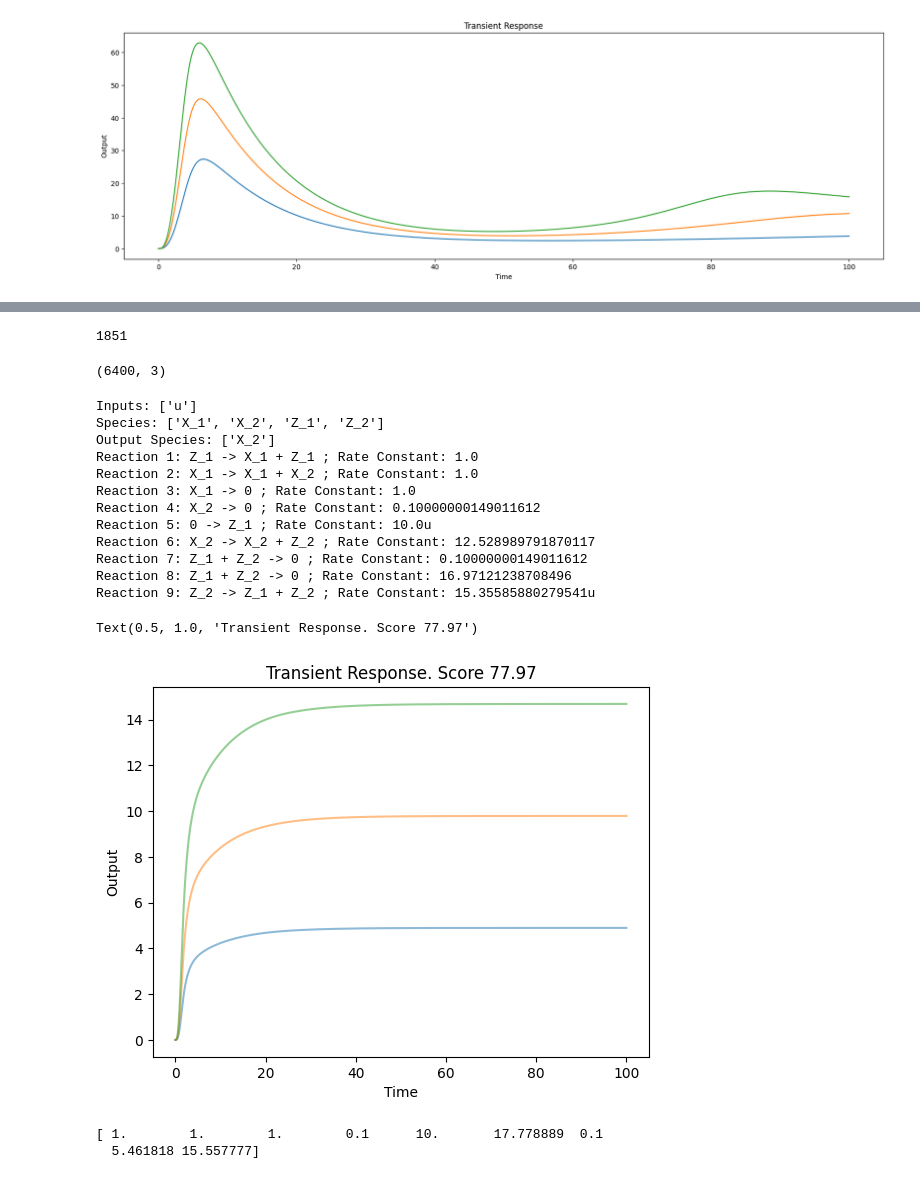
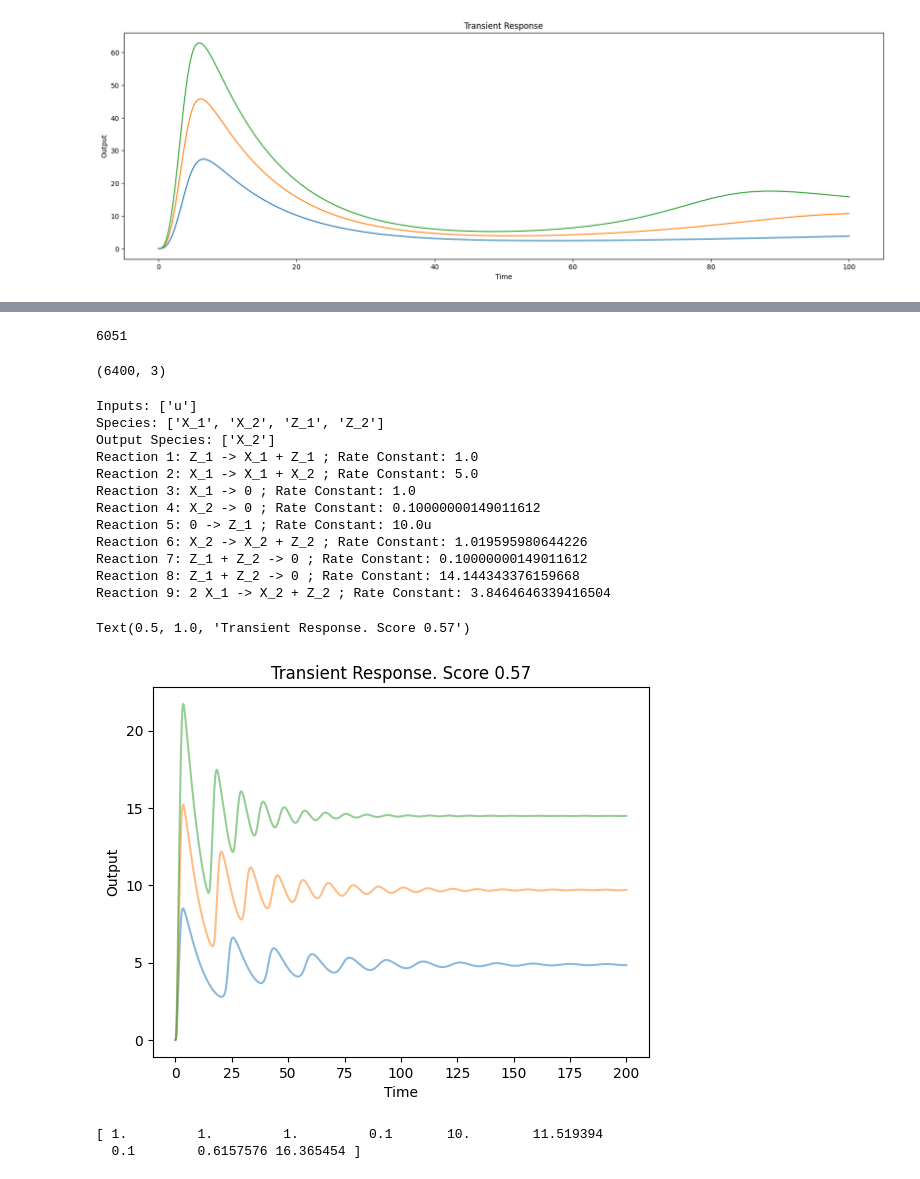
Before and after one commit to Maurice-Filo/GenAI-Net, a Jupyter notebook: CRNGenAI/Testing/AIF_Transient_StructureParameters.ipynb, the cells around one changed output, grey strips where cells are left out. Drawn from its saved outputs; the diff is of its cells as text; code cells hidden in the pictures.

```diff
--- a/CRNGenAI/Testing/AIF_Transient_StructureParameters.ipynb
+++ b/CRNGenAI/Testing/AIF_Transient_StructureParameters.ipynb
@@ -124,6 +130,7 @@ def Performance_Metric(r, y):
     weight = np.ones(y.shape[0])
     weight[(len(weight)//10)*9:] = weight[(len(weight)//10)*9:]*2
     weight[:(len(weight)//10)] = weight[:(len(weight)//10)]*0.5
+    weight = np.repeat(weight, y.shape[1]*y.shape[2]).reshape(y.shape[0], y.shape[1], y.shape[2])
     return (weight*np.abs(r - y)).sum()/ y.shape[0] / y.shape[1] / y.shape[2]
 
 def SS_Metric(r, y_ss):
@@ -164,6 +171,7 @@ def _compute_single_loss(args):
 def compute_loss(self, r, initial_condition, time_horizon, h0, c0, manifold_dim, CRN_Fixed):
     network_outputs = self.forward(h0, c0, manifold_dim)
     stoichiometry_reactants, stoichiometry_products, input_influence_matrix, parameter, total_logP, total_entropy, h, c = network_outputs
+    input_influence_matrix = input_influence_matrix*0. #TODO check
     network_outputs=stoichiometry_reactants, stoichiometry_products, input_influence_matrix, parameter.T
     network_outputs = unzip(network_outputs)
 
@@ -293,6 +327,7 @@ for _ in range(n_repeat):
     h0 = torch.ones(MyCRN_Generator.num_samples, RSG_Attributes.LSTM_hidden_size).float().to(device)
     c0 = torch.ones(MyCRN_Generator.num_samples, RSG_Attributes.LSTM_hidden_size).float().to(device)
     stoichiometry_reactants_, stoichiometry_products_, input_influence_matrix_, parameter_, _, _, _, _= MyCRN_Generator(h0, c0, manifold_dim)
+    input_influence_matrix_ = input_influence_matrix_*0. #TODO check
 
     # Transient Response for the AIF Controller
     u = np.array([[0.5], [1], [1.5]], dtype=np.float32)
@@ -376,48 +408,59 @@ plt.hist(Performance, bins=50)
 # %%
 indices[i]
 # %% [output]
-1851
+6051
 # %%
 parameter.shape
 # %% [output]
 (6400, 3)
 # %%
-i = indices[1]
-IOCRN_APIDF2[i].print_reactions(species, inputs)
+i = indices[0]
+
 
 u = np.array([[0.5*i+0.5] for i in range(3)], dtype=np.float32)
 
-time_horizon = np.linspace(0, t_final, 1000, dtype=np.float32)
+time_horizon = np.linspace(0, t_final+100, 1000, dtype=np.float32)
 
+old_p = IOCRN_APIDF2[i].parameters.copy()
+
+# IOCRN_APIDF2[i].parameters[7] = 0.
+# IOCRN_APIDF2[i].parameters[8] = 0.
+# IOCRN_APIDF2[i].parameters[3] = 0.08
+IOCRN_APIDF2[i].parameters[1] = 5.
+# IOCRN_APIDF2[i].parameters[5] = 2.
+IOCRN_APIDF2[i].print_reactions(species, inputs)
 outputs_transient = IOCRN_APIDF2[i].transient_response(u, initial_condition, time_horizon)
+prf = Performance_Metric(r, np.array(outputs_transient))
 
+IOCRN_APIDF2[i].parameters = old_p
 
 for j in range(len(outputs_transient)):
     plt.plot(time_horizon, outputs_transient[j], alpha=0.5)#, color=colors[j])
+
 plt.xlabel('Time')
 plt.ylabel('Output')
-plt.title('Transient Response. Score %.2f' % Performance[i])
+plt.title('Transient Response. Score %.2f' % prf)
 # plt.legend()
 # %% [output]
 Inputs: ['u']
 Species: ['X_1', 'X_2', 'Z_1', 'Z_2']
 Output Species: ['X_2']
 Reaction 1: Z_1 -> X_1 + Z_1 ; Rate Constant: 1.0
-Reaction 2: X_1 -> X_1 + X_2 ; Rate Constant: 1.0
+Reaction 2: X_1 -> X_1 + X_2 ; Rate Constant: 5.0
 Reaction 3: X_1 -> 0 ; Rate Constant: 1.0
 Reaction 4: X_2 -> 0 ; Rate Constant: 0.10000000149011612
 Reaction 5: 0 -> Z_1 ; Rate Constant: 10.0u
-Reaction 6: X_2 -> X_2 + Z_2 ; Rate Constant: 12.528989791870117
+Reaction 6: X_2 -> X_2 + Z_2 ; Rate Constant: 1.019595980644226
 Reaction 7: Z_1 + Z_2 -> 0 ; Rate Constant: 0.10000000149011612
-Reaction 8: Z_1 + Z_2 -> 0 ; Rate Constant: 16.97121238708496
-Reaction 9: Z_2 -> Z_1 + Z_2 ; Rate Constant: 15.35585880279541u
+Reaction 8: Z_1 + Z_2 -> 0 ; Rate Constant: 14.144343376159668
+Reaction 9: 2 X_1 -> X_2 + Z_2 ; Rate Constant: 3.8464646339416504
-Text(0.5, 1.0, 'Transient Response. Score 77.97')
+Text(0.5, 1.0, 'Transient Response. Score 0.57')
-[figure, old version]
+[figure, new version]
 # %%
 print(p)
 # %% [output]
-[ 1.        1.        1.        0.1      10.       17.778889  0.1
-  5.461818 15.557777]
+[ 1.         1.         1.         0.1       10.        11.519394
+  0.1        0.6157576 16.365454 ]
 # %%
 torch.save(MyCRN_Generator.state_dict(), 'WeirdCRN_e5000.pt')
 # %%
```
Also changed, not shown: parts of 5 cells of this notebook, 3 other files.
